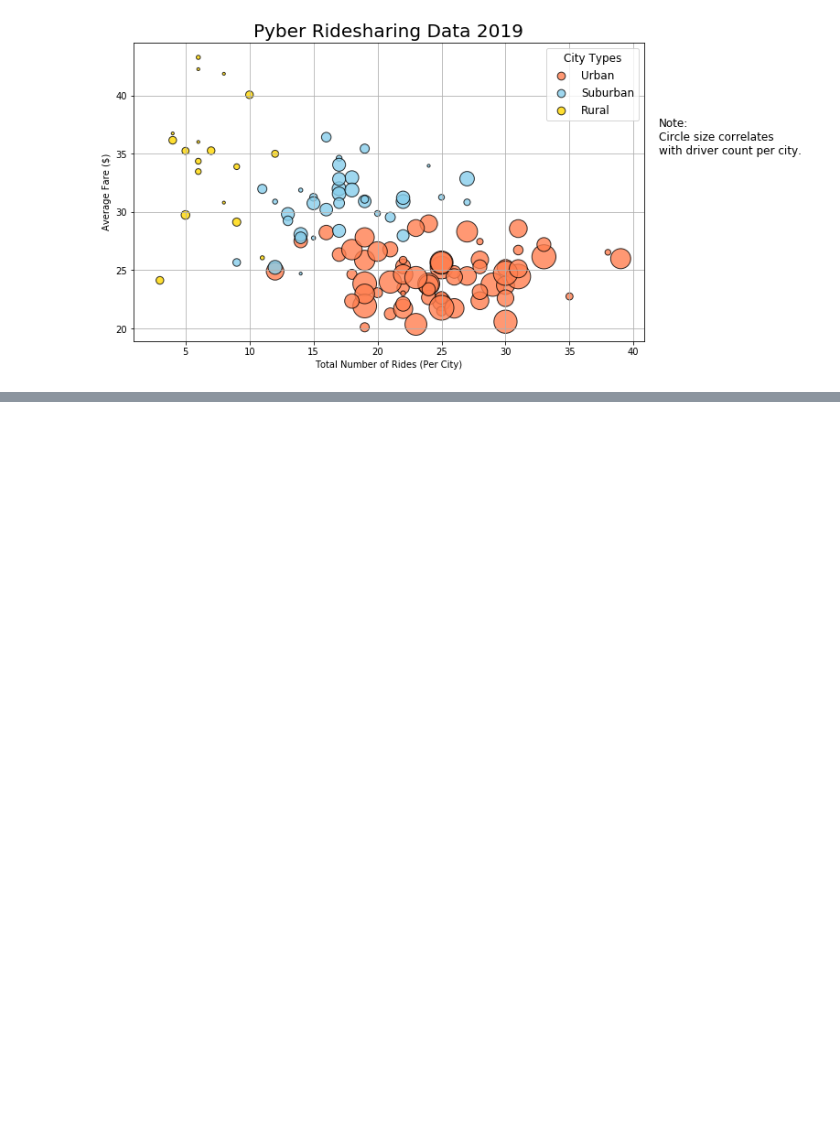
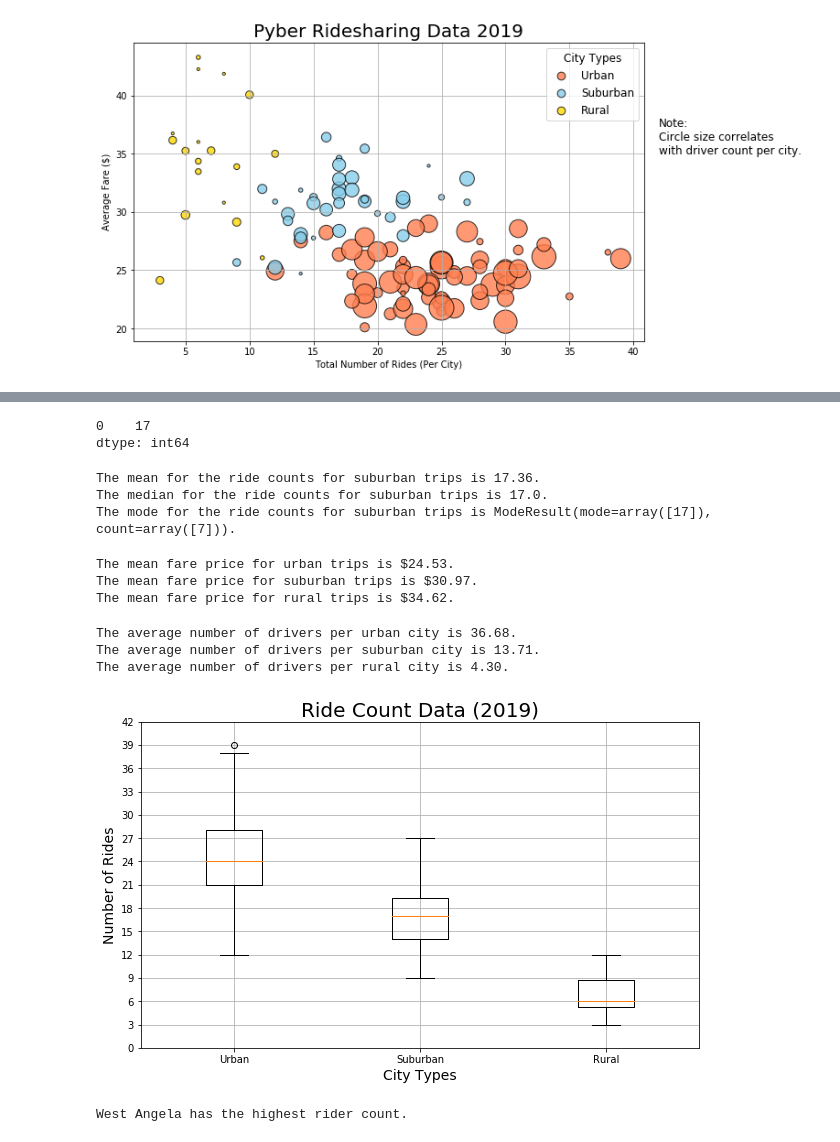
Before and after one commit to elizabethhwhitford/Pyber_Analysis, a Jupyter notebook: Pyber.ipynb, the cells around one changed output, grey strips where cells are left out. Drawn from its saved outputs; the diff is of its cells as text; code cells hidden in the pictures; blank space fills up the shorter version.

Commit message:
Figures 2 to 5 complete

```diff
--- a/Pyber.ipynb
+++ b/Pyber.ipynb
@@ -130,0 +144,66 @@ plt.show()
+# %%
+round(suburban_ride_count.mode(), 2)
+# %% [output]
+0    17
+dtype: int64
+# %%
+mean_suburban_ride_count = np.mean(suburban_ride_count)
+print(f"The mean for the ride counts for suburban trips is {mean_suburban_ride_count:.2f}.")
+
+median_suburban_ride_count = np.median(suburban_ride_count)
+print(f"The median for the ride counts for suburban trips is {median_suburban_ride_count}.")
+
+mode_suburban_ride_count = sts.mode(suburban_ride_count)
+print(f"The mode for the ride counts for suburban trips is {mode_suburban_ride_count}.")
+# %% [output]
+The mean for the ride counts for suburban trips is 17.36.
+The median for the ride counts for suburban trips is 17.0.
+The mode for the ride counts for suburban trips is ModeResult(mode=array([17]), count=array([7])).
+# %%
+urban_fares = urban_cities_df["fare"]
+mean_urban_fares = np.mean(urban_fares)
+print(f"The mean fare price for urban trips is ${mean_urban_fares:.2f}.")
+suburban_fares = suburban_cities_df["fare"]
+mean_suburban_fares = np.mean(suburban_fares)
+print(f"The mean fare price for suburban trips is ${mean_suburban_fares:.2f}.")
+rural_fares = rural_cities_df["fare"]
+mean_rural_fares = np.mean(rural_fares)
+print(f"The mean fare price for rural trips is ${mean_rural_fares:.2f}.")
+# %% [output]
+The mean fare price for urban trips is $24.53.
+The mean fare price for suburban trips is $30.97.
+The mean fare price for rural trips is $34.62.
+# %%
+urban_drivers = urban_cities_df["driver_count"]
+mean_urban_drivers = np.mean(urban_drivers)
+print(f"The average number of drivers per urban city is {mean_urban_drivers:.2f}.")
+suburban_drivers = suburban_cities_df["driver_count"]
+mean_suburban_drivers = np.mean(suburban_drivers)
+print(f"The average number of drivers per suburban city is {mean_suburban_drivers:.2f}.")
+rural_drivers = rural_cities_df["driver_count"]
+mean_rural_drivers = np.mean(rural_drivers)
+print(f"The average number of drivers per rural city is {mean_rural_drivers:.2f}.")
+# %% [output]
+The average number of drivers per urban city is 36.68.
+The average number of drivers per suburban city is 13.71.
+The average number of drivers per rural city is 4.30.
+# %%
+# Add all ride count box-and-whisker plots to the same graph.
+x_labels = ["Urban", "Suburban","Rural"]
+ride_count_data = [urban_ride_count, suburban_ride_count, rural_ride_count]
+fig, ax = plt.subplots(figsize=(10, 6))
+ax.set_title('Ride Count Data (2019)',fontsize=20)
+ax.set_ylabel('Number of Rides',fontsize=14)
+ax.set_xlabel("City Types",fontsize=14)
+ax.boxplot(ride_count_data, labels=x_labels)
+ax.set_yticks(np.arange(0, 45, step=3.0))
+ax.grid()
+plt.savefig("analysis/Fig2.png")
+plt.show()
+# %% [output]
+[figure, added]
+# %%
+urban_city_outlier = urban_ride_count[urban_ride_count==39].index[0]
+print(f"{urban_city_outlier} has the highest rider count.")
+# %% [output]
+West Angela has the highest rider count.
```
Also changed, not shown: parts of 7 cells of this notebook, 4 other files.
